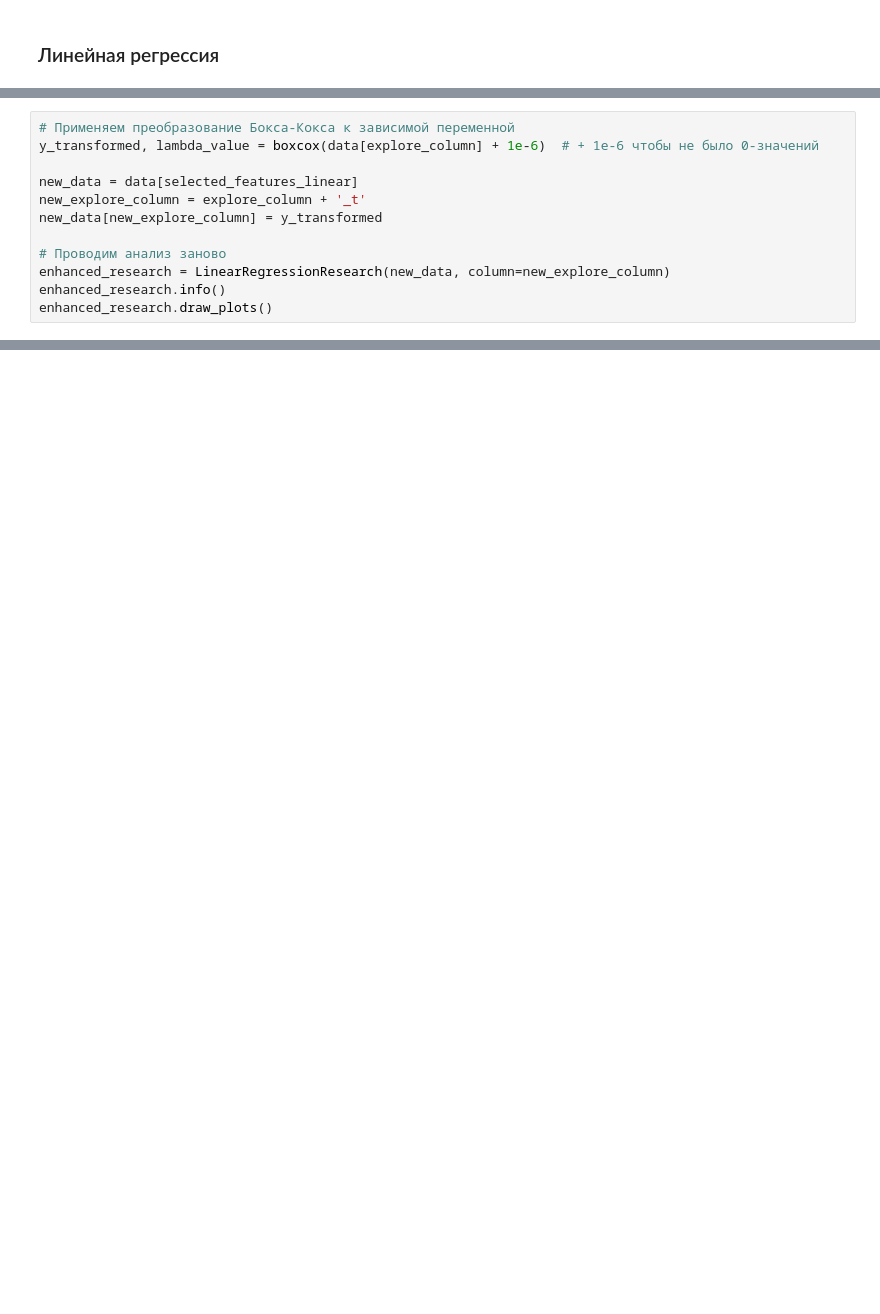
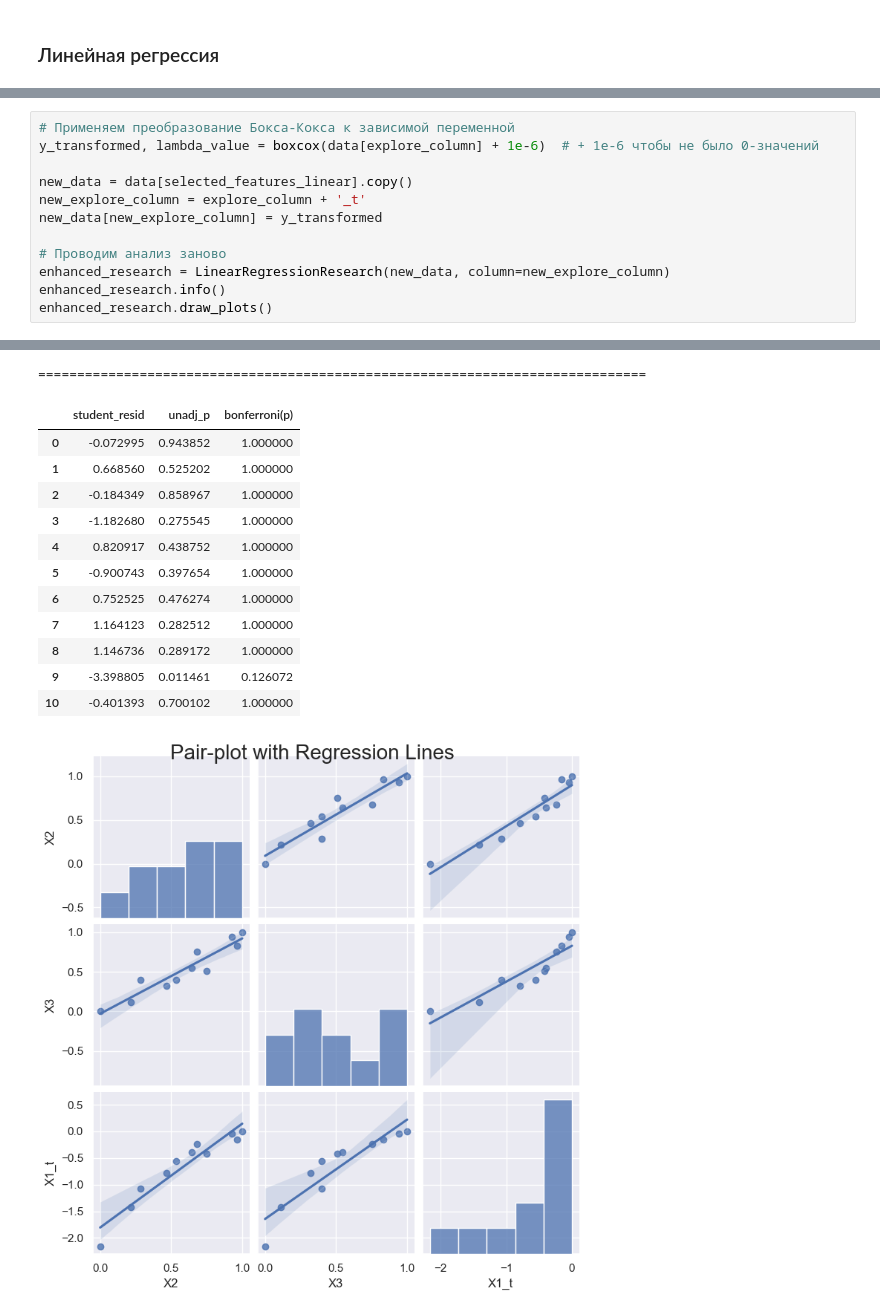
Before and after one commit to Mooncake911/Mathstatistics, a Jupyter notebook: Task_5/blood.ipynb, the cells around one changed output, grey strips where cells are left out. Cells and saved outputs as stored; diff of their text form; blank space fills up the shorter version.

```diff
--- a/Task_5/blood.ipynb
+++ b/Task_5/blood.ipynb
@@ -105,7 +167,7 @@ linear_new_model, selected_features_linear = linear_research.stepwise_selection(
 # Применяем преобразование Бокса-Кокса к зависимой переменной
 y_transformed, lambda_value = boxcox(data[explore_column] + 1e-6)  # + 1e-6 чтобы не было 0-значений
 
-new_data = data[selected_features_linear]
+new_data = data[selected_features_linear].copy()
 new_explore_column = explore_column + '_t'
 new_data[new_explore_column] = y_transformed
 
@@ -113,3 +175,4 @@ new_data[new_explore_column] = y_transformed
 enhanced_research = LinearRegressionResearch(new_data, column=new_explore_column)
 enhanced_research.info()
 enhanced_research.draw_plots()
+# %% [output]
@@ -115,0 +218,14 @@ enhanced_research.draw_plots()
+==============================================================================
+|  | student_resid | unadj_p | bonferroni(p) |
+| 0 | -0.072995 | 0.943852 | 1.000000 |
+| 1 | 0.668560 | 0.525202 | 1.000000 |
+| 2 | -0.184349 | 0.858967 | 1.000000 |
+| 3 | -1.182680 | 0.275545 | 1.000000 |
+| 4 | 0.820917 | 0.438752 | 1.000000 |
+| 5 | -0.900743 | 0.397654 | 1.000000 |
+| 6 | 0.752525 | 0.476274 | 1.000000 |
+| 7 | 1.164123 | 0.282512 | 1.000000 |
+| 8 | 1.146736 | 0.289172 | 1.000000 |
+| 9 | -3.398805 | 0.011461 | 0.126072 |
+| 10 | -0.401393 | 0.700102 | 1.000000 |
+[figure, added]
```
Also changed, not shown: parts of 5 cells of this notebook, 10 other files.
